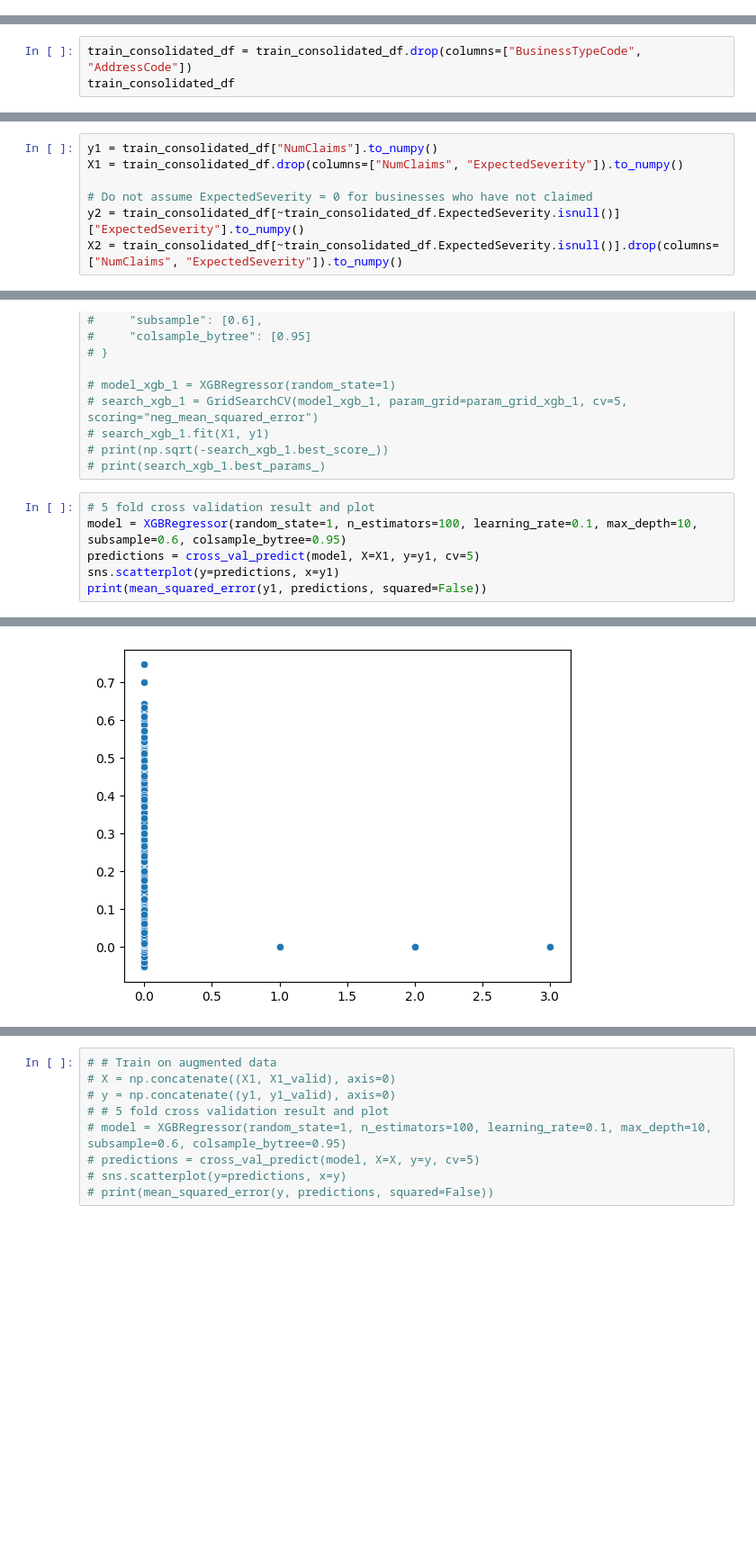
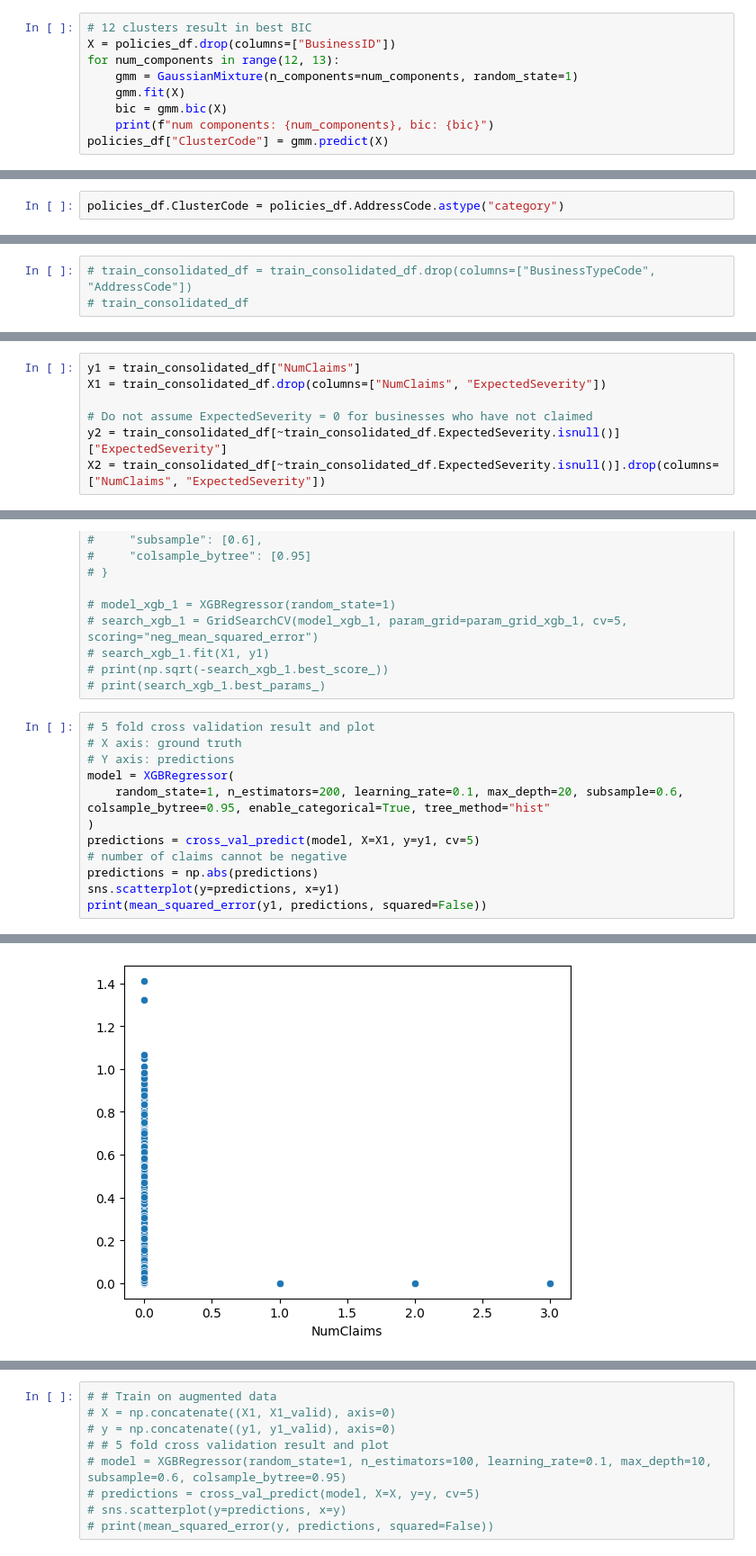
Before and after one commit to edithal-14/sta2453-p2, a Jupyter notebook: p2.ipynb, the cells around one changed output, grey strips where cells are left out. Shown: that part at 90% size. Drawn from its saved outputs; the diff is of its cells as text; blank space fills up the shorter version.

```diff
--- a/p2.ipynb
+++ b/p2.ipynb
@@ -109,0 +115,9 @@ policies_df
+# %%
+# 12 clusters result in best BIC
+X = policies_df.drop(columns=["BusinessID"])
+for num_components in range(12, 13):
+    gmm = GaussianMixture(n_components=num_components, random_state=1)
+    gmm.fit(X)
+    bic = gmm.bic(X)
+    print(f"num components: {num_components}, bic: {bic}")
+policies_df["ClusterCode"] = gmm.predict(X)
@@ -110,3 +128,5 @@ policies_df
+# %%
+policies_df.ClusterCode = policies_df.AddressCode.astype("category")
 # %%
 # Sanity check: There are no new businesses in claims data
 a = set(policies_df.BusinessID)
@@ -239,5 +240,5 @@ sns.pairplot(train_consolidated_df[["BusinessTypeCode", "AddressCode", "Latitude
 # %% [markdown]
 ### Training model
 # %%
-train_consolidated_df = train_consolidated_df.drop(columns=["BusinessTypeCode", "AddressCode"])
-train_consolidated_df
+# train_consolidated_df = train_consolidated_df.drop(columns=["BusinessTypeCode", "AddressCode"])
+# train_consolidated_df
@@ -278,10 +258,10 @@ train_consolidated_df.columns.values.tolist()
 # %%
-y1 = train_consolidated_df["NumClaims"].to_numpy()
-X1 = train_consolidated_df.drop(columns=["NumClaims", "ExpectedSeverity"]).to_numpy()
+y1 = train_consolidated_df["NumClaims"]
+X1 = train_consolidated_df.drop(columns=["NumClaims", "ExpectedSeverity"])
 
 # Do not assume ExpectedSeverity = 0 for businesses who have not claimed
-y2 = train_consolidated_df[~train_consolidated_df.ExpectedSeverity.isnull()]["ExpectedSeverity"].to_numpy()
-X2 = train_consolidated_df[~train_consolidated_df.ExpectedSeverity.isnull()].drop(columns=["NumClaims", "ExpectedSeverity"]).to_numpy()
+y2 = train_consolidated_df[~train_consolidated_df.ExpectedSeverity.isnull()]["ExpectedSeverity"]
+X2 = train_consolidated_df[~train_consolidated_df.ExpectedSeverity.isnull()].drop(columns=["NumClaims", "ExpectedSeverity"])
 # %%
 # y1_valid = synthetic_data["NumClaims"].to_numpy()
 # X1_valid = synthetic_data.drop(columns=["NumClaims", "ExpectedSeverity"]).to_numpy()
@@ -339,8 +319,14 @@ X2 = train_consolidated_df[~train_consolidated_df.ExpectedSeverity.isnull()].dro
 # print(search_xgb_1.best_params_)
 # %%
 # 5 fold cross validation result and plot
-model = XGBRegressor(random_state=1, n_estimators=100, learning_rate=0.1, max_depth=10, subsample=0.6, colsample_bytree=0.95)
+# X axis: ground truth
+# Y axis: predictions
+model = XGBRegressor(
+    random_state=1, n_estimators=200, learning_rate=0.1, max_depth=20, subsample=0.6, colsample_bytree=0.95, enable_categorical=True, tree_method="hist"
+)
 predictions = cross_val_predict(model, X=X1, y=y1, cv=5)
+# number of claims cannot be negative
+predictions = np.abs(predictions)
 sns.scatterplot(y=predictions, x=y1)
 print(mean_squared_error(y1, predictions, squared=False))
 # %% [output]
@@ -348 +334 @@ print(mean_squared_error(y1, predictions, squared=False))
-[figure, old version]
+[figure, new version]
```
Also changed, not shown: parts of 42 cells of this notebook, 2 other files.
